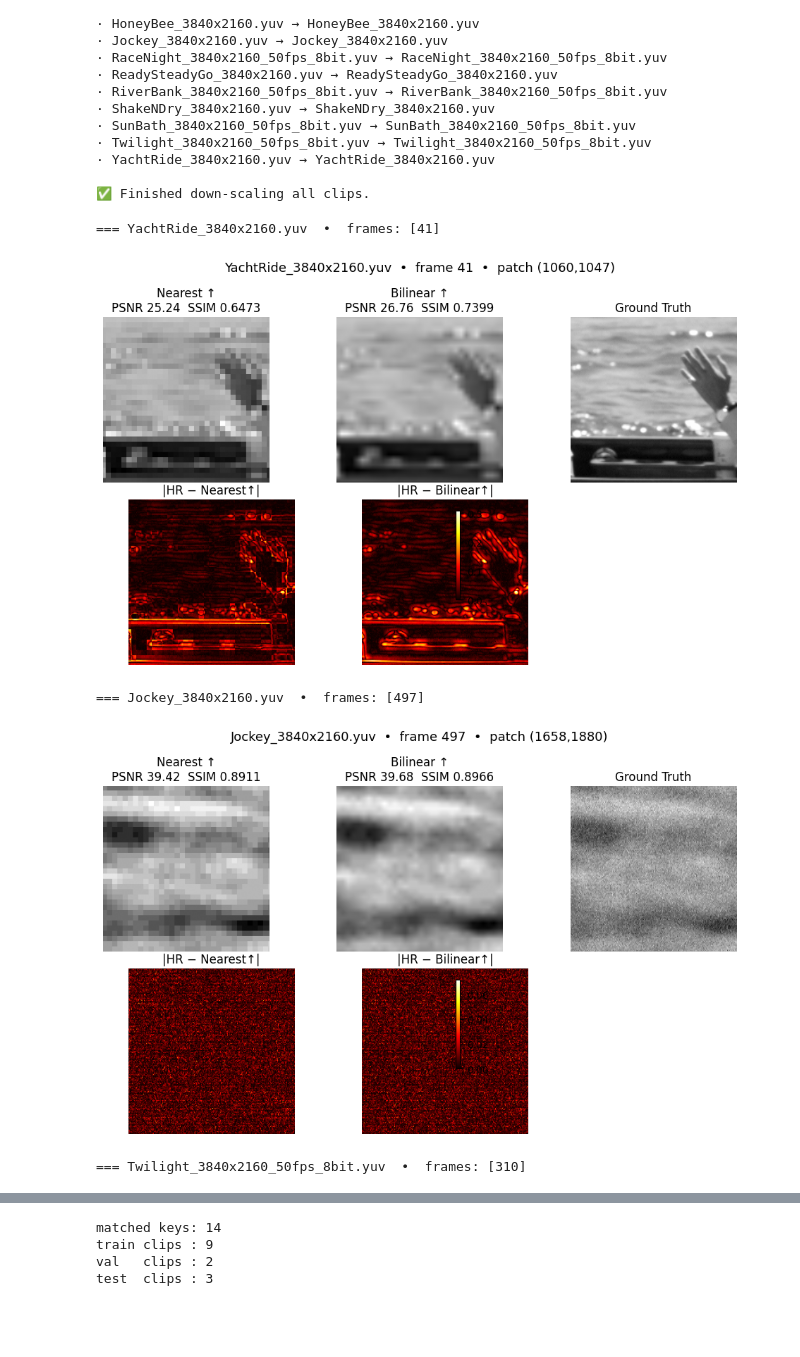
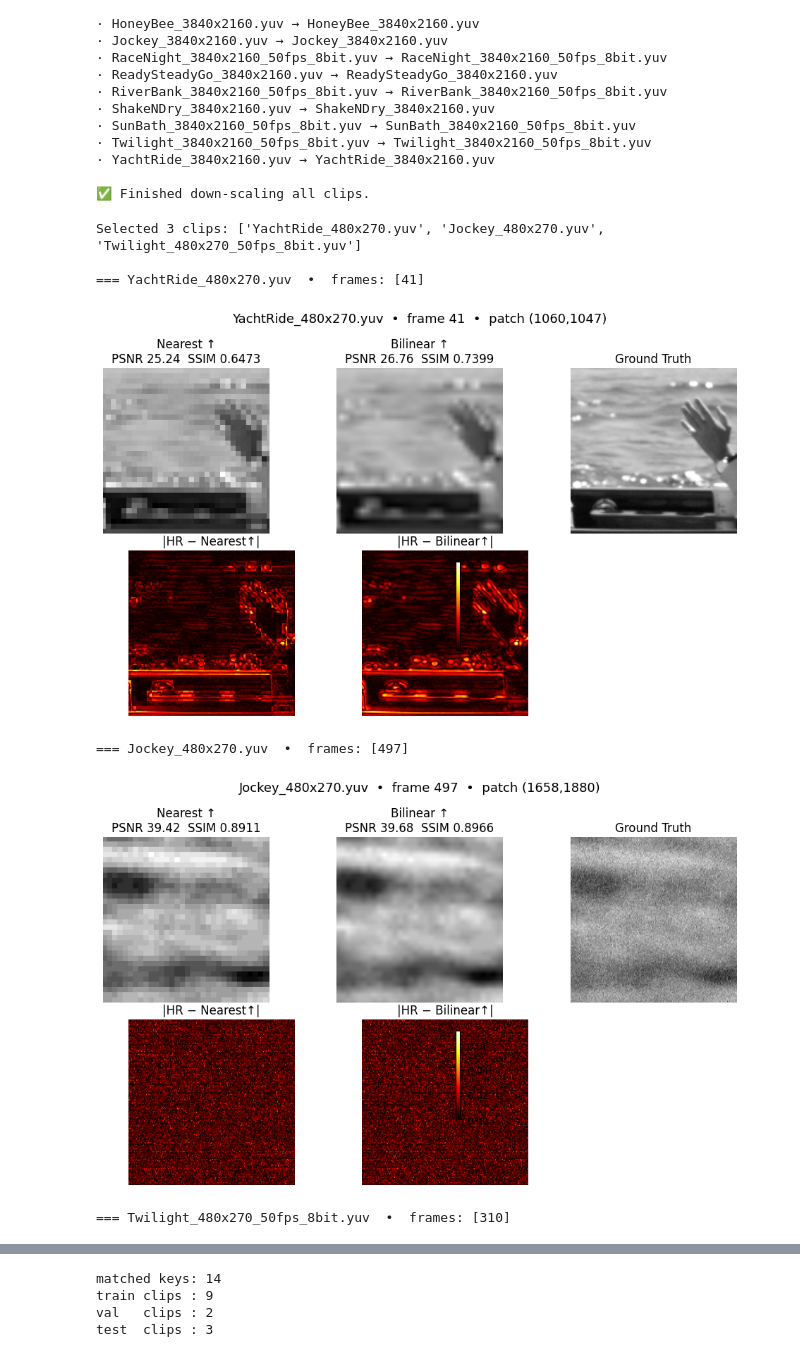
Before and after one commit to jackc03/SCREEn, a Jupyter notebook: SCREEn.ipynb, the cells around one changed output, grey strips where cells are left out. Drawn from its saved outputs; the diff is of its cells as text; code cells hidden in the pictures; blank space fills up the shorter version.

```diff
--- a/SCREEn.ipynb
+++ b/SCREEn.ipynb
@@ -283,38 +283,53 @@ Found 14 files → output to /content/drive/MyDrive/screen/datasets/UVG/downscal
 
 ✅ Finished down‑scaling all clips.
 # %%
+# %cd /content/drive/MyDrive/screen/
 # ════════════════════════════════════════════════════════════════
 # USER SETTINGS
-N_CLIPS          = 3          # how many random clips to inspect
-FRAMES_PER_CLIP  = 1          # how many random frames per clip
-PATCH_SIZE       = 256        # square crop •••
-LR_SIZE          = (480, 270) # down‑scaled resolution
-HR_SIZE          = (3840, 2160) # native 4 K resolution
-PIX_FMT          = "yuv420p"  # UVG: YUV420 8‑bit
+N_CLIPS          = 3           # how many random clips to inspect
+FRAMES_PER_CLIP  = 1           # how many random frames per clip
+PATCH_SIZE       = 256         # square crop •••
+LR_SIZE          = (480, 270)  # down‑scaled resolution
+HR_SIZE          = (3840, 2160)  # native 4 K resolution
+PIX_FMT          = "yuv420p"   # UVG: YUV420 8‑bit
 # ════════════════════════════════════════════════════════════════
 
 from pathlib import Path
-import random, os, numpy as np, cv2, matplotlib.pyplot as plt
+import random, os, re
+import numpy as np
+import cv2, matplotlib.pyplot as plt
 from skimage.metrics import structural_similarity as ssim
 from skimage.metrics import peak_signal_noise_ratio as psnr
 
-# 1. locate datasets -----------------------------------------------------------
+# ───────────────────────────────── locate datasets ────────────────────────────
 root   = Path("datasets/UVG")
 lr_dir = root / "downscaled_270p"
 hr_dir = root / "native_4k"
 assert lr_dir.is_dir() and hr_dir.is_dir(), "Expected folder structure missing."
 
-lr_clips = sorted(lr_dir.glob("*.yuv"))
-assert lr_clips, "No *.yuv files in downscaled_270p"
+# Capture everything *before* the resolution token; ignore any optional suffix
+rx_lr = re.compile(r"^(.*?)_480x270(?:_.*)?$")
+rx_hr = re.compile(r"^(.*?)_3840x2160(?:_.*)?$")
+
+lr_clips = {m.group(1): f
+            for f in lr_dir.glob("*.yuv") if (m := rx_lr.match(f.stem))}
+hr_clips = {m.group(1): f
+            for f in hr_dir.glob("*.yuv") if (m := rx_hr.match(f.stem))}
+
+common_keys = sorted(set(lr_clips) & set(hr_clips))
+assert common_keys, "No matching LR↔HR clip pairs found."
+
 random.seed(0)
-selected = random.sample(lr_clips, min(N_CLIPS, len(lr_clips)))
+selected_keys   = random.sample(common_keys, min(N_CLIPS, len(common_keys)))
+selected_pairs  = [(lr_clips[k], hr_clips[k]) for k in selected_keys]
 
 W_lr, H_lr = LR_SIZE
 W_hr, H_hr = HR_SIZE
-bytes_lr   = W_lr * H_lr * 3 // 2           # 4:2:0
+bytes_lr   = W_lr * H_lr * 3 // 2              # 4:2:0 frame size
 bytes_hr   = W_hr * H_hr * 3 // 2
 
 def read_y(path: Path, w: int, h: int, idx: int) -> np.ndarray:
+    """Read the Y plane of frame `idx` from a planar YUV420 file."""
     with path.open("rb") as f:
         f.seek(idx * w * h * 3 // 2)
         y = np.frombuffer(f.read(w * h), np.uint8).reshape(h, w)
@@ -323,28 +338,26 @@ def read_y(path: Path, w: int, h: int, idx: int) -> np.ndarray:
 def upscale(img, size, interp):
     return cv2.resize(img, size, interpolation=interp)
 
-# 2. iterate over clips --------------------------------------------------------
-for lr_path in selected:
+print(f"Selected {len(selected_pairs)} clips: {[p.name for p, _ in selected_pairs]}")
+
+# ─────────────────────────────── iterate over clips ───────────────────────────
+for lr_path, hr_path in selected_pairs:
     clip = lr_path.name
-    hr_path = hr_dir / clip
-    if not hr_path.exists():
-        print(f"⚠ HR file missing for {clip} – skipped.")
-        continue
-
     total_frames = os.path.getsize(lr_path) // bytes_lr
-    frames = random.sample(range(total_frames), min(FRAMES_PER_CLIP, total_frames))
+    frames = random.sample(range(total_frames),
+                           min(FRAMES_PER_CLIP, total_frames))
     print(f"\n=== {clip}  •  frames: {frames}")
 
     for f_idx in frames:
-        # -- Y planes ----------------------------------------------------------
+        # ───── read Y planes ──────────────────────────────────────────────────
         Y_lr = read_y(lr_path, W_lr, H_lr, f_idx)
         Y_hr = read_y(hr_path, W_hr, H_hr, f_idx)
 
-        # up‑scales -----------------------------------------------------------
+        # ───── simple up‑scales ───────────────────────────────────────────────
         Y_nn  = upscale(Y_lr, (W_hr, H_hr), cv2.INTER_NEAREST)
         Y_bil = upscale(Y_lr, (W_hr, H_hr), cv2.INTER_LINEAR)
 
-        # random patch coord --------------------------------------------------
+        # ───── random patch coord ────────────────────────────────────────────
         x0 = random.randint(0, W_hr - PATCH_SIZE)
         y0 = random.randint(0, H_hr - PATCH_SIZE)
         xs, ys = slice(x0, x0+PATCH_SIZE), slice(y0, y0+PATCH_SIZE)
@@ -353,41 +366,44 @@ for lr_path in selected:
         patch_nn  = Y_nn [ys, xs]
         patch_bil = Y_bil[ys, xs]
 
-        # metrics on patch ----------------------------------------------------
+        # ───── metrics ───────────────────────────────────────────────────────
         psnr_nn  = psnr(patch_hr, patch_nn,  data_range=1.0)
         ssim_nn  = ssim(patch_hr, patch_nn,  data_range=1.0)
         psnr_bil = psnr(patch_hr, patch_bil, data_range=1.0)
         ssim_bil = ssim(patch_hr, patch_bil, data_range=1.0)
 
         diff_nn  = np.abs(patch_hr - patch_nn)
         diff_bil = np.abs(patch_hr - patch_bil)
 
-        # visualisation -------------------------------------------------------
+        # ───── visualisation ────────────────────────────────────────────────
         fig, axes = plt.subplots(2, 3, figsize=(10, 6))
         axs = axes.ravel()
 
         axs[0].imshow(patch_nn, cmap='gray')
         axs[0].set_title(f"Nearest ↑\nPSNR {psnr_nn:.2f}  SSIM {ssim_nn:.4f}")
         axs[1].imshow(patch_bil, cmap='gray')
         axs[1].set_title(f"Bilinear ↑\nPSNR {psnr_bil:.2f}  SSIM {ssim_bil:.4f}")
         axs[2].imshow(patch_hr, cmap='gray')
         axs[2].set_title("Ground Truth")
 
         im3 = axs[3].imshow(diff_nn, cmap='hot')
         axs[3].set_title("|HR − Nearest↑|")
         im4 = axs[4].imshow(diff_bil, cmap='hot')
         axs[4].set_title("|HR − Bilinear↑|")
         axs[5].axis("off")
 
         for a in axs[:5]:
             a.axis("off")
         fig.colorbar(im4, ax=[axs[3], axs[4]], shrink=0.6, location='right')
-        fig.suptitle(f"{clip}  •  frame {f_idx}  •  patch ({x0},{y0})", fontsize=13)
+        fig.suptitle(f"{clip}  •  frame {f_idx}  •  patch ({x0},{y0})",
+                     fontsize=13)
         plt.tight_layout()
         plt.show()
 # %% [output]
-=== YachtRide_3840x2160.yuv  •  frames: [41]
+Selected 3 clips: ['YachtRide_480x270.yuv', 'Jockey_480x270.yuv', 'Twilight_480x270_50fps_8bit.yuv']
+
+=== YachtRide_480x270.yuv  •  frames: [41]
-[figure, old version]
+[figure, new version]
-=== Jockey_3840x2160.yuv  •  frames: [497]
+=== Jockey_480x270.yuv  •  frames: [497]
-[figure, old version]
+[figure, new version]
-=== Twilight_3840x2160_50fps_8bit.yuv  •  frames: [310]
+=== Twilight_480x270_50fps_8bit.yuv  •  frames: [310]
```
Also changed, not shown: parts of 3 cells of this notebook.
